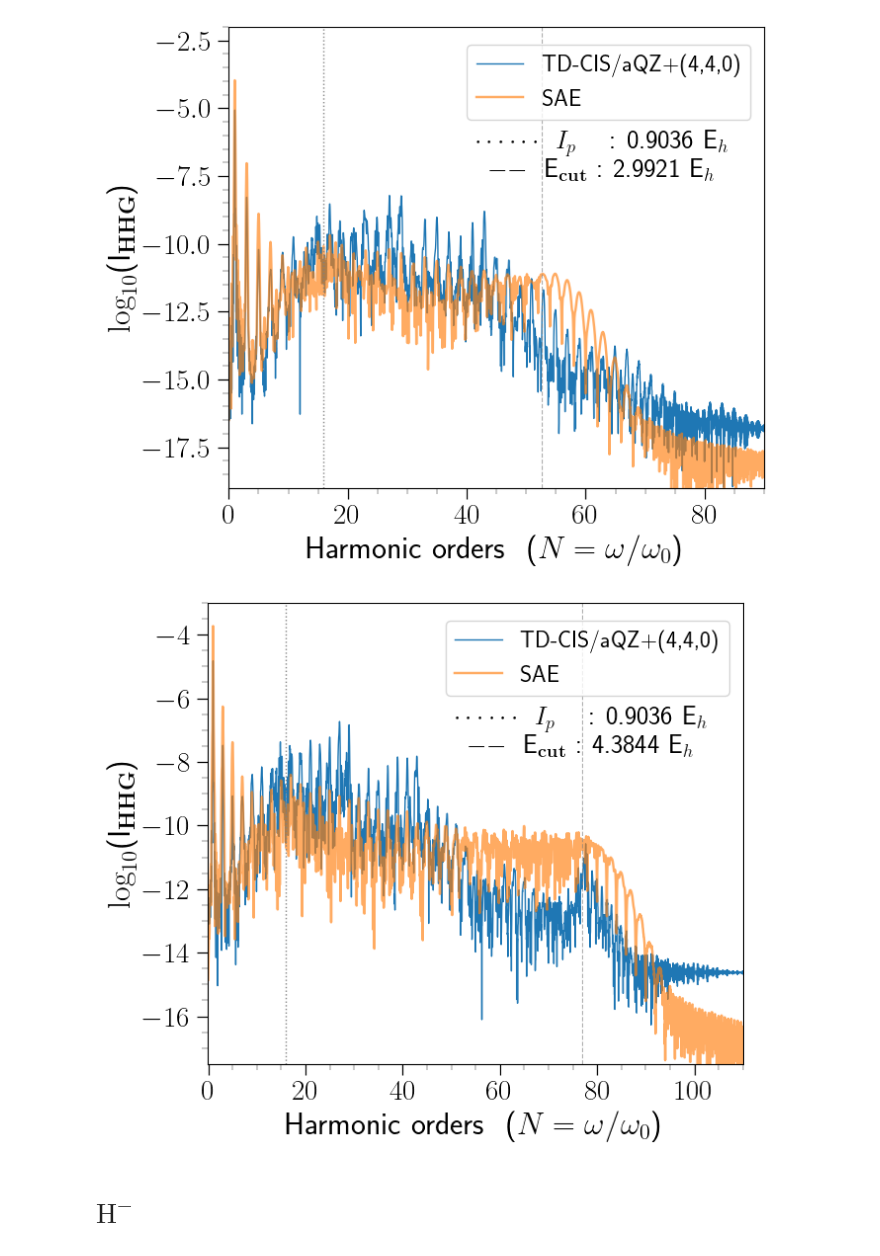
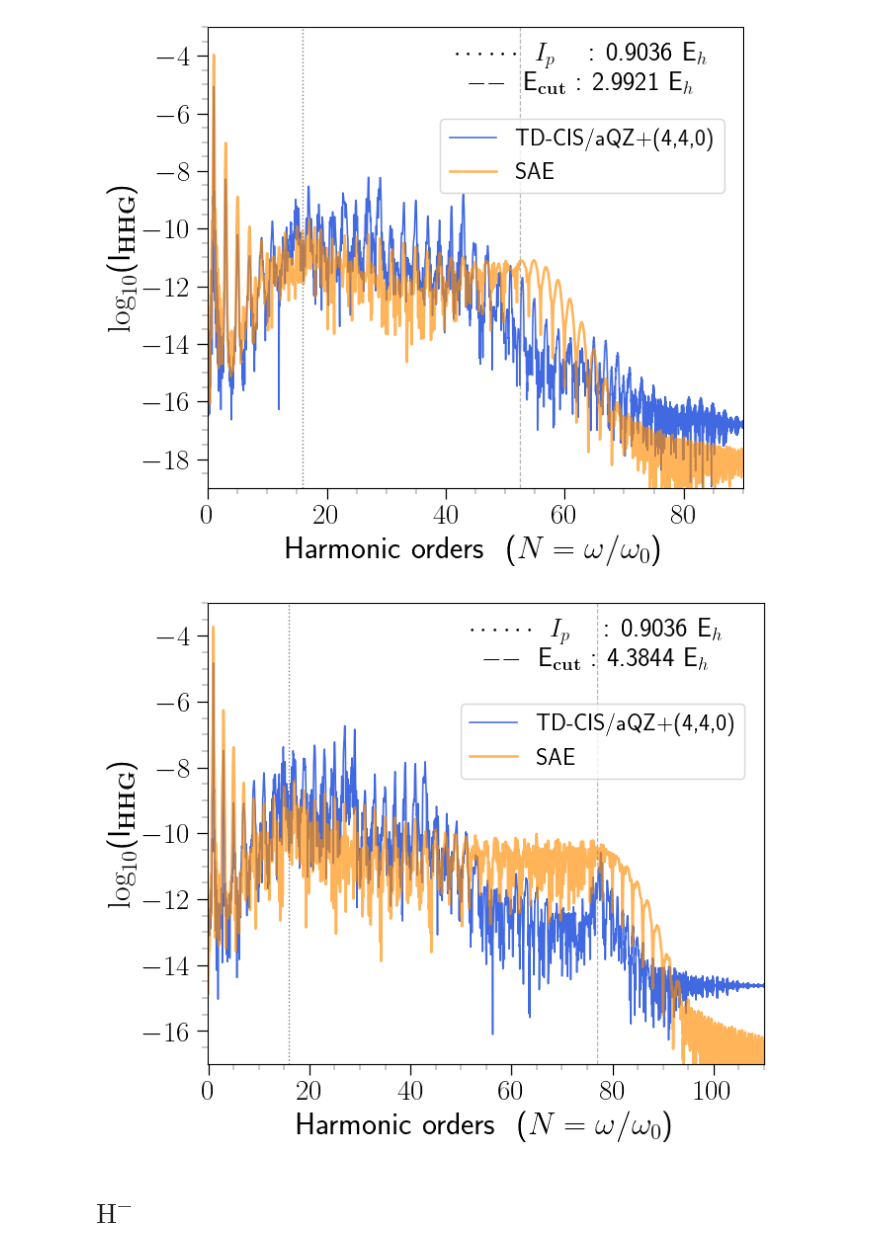
Before and after one commit to vijaymocherla/si_hhg_gaussian_basissets, a Jupyter notebook: notebooks/qprop_comp.ipynb, the cells around one changed output. Drawn from its saved outputs; the diff is of its cells as text; code cells hidden in the pictures.

```diff
--- a/notebooks/qprop_comp.ipynb
+++ b/notebooks/qprop_comp.ipynb
@@ -16,19 +16,19 @@ plot_sae(sae_path, tdci_path, tdci_job, basis='aQZ+(4,4,0)', text_pos=[0.7, 0.69
 # %%
 sae_path = '../data/qprop/helium_3E14/dat/'
 tdci_path = '../data/tdci/helium/he_aqz_440_cis_crt'
 tdci_job = 'zs_3E14_54fs_800nm'
-plot_sae(sae_path, tdci_path, tdci_job, basis='aQZ+(4,4,0)', text_pos=[0.7, 0.69], legend_pos=[0.71, 0.88],
-        xlim = [-.10,90], ylim = [-19,-2], figsize=[7.2, 6])
+plot_sae(sae_path, tdci_path, tdci_job, basis='aQZ+(4,4,0)', text_pos=[0.7, 0.88], legend_pos=[0.7, 0.72],
+        xlim = [-.10,90], ylim = [-19,-3], figsize=[7.2, 6])
 # %% [output]
-[figure, old version]
+[figure, new version]
 # %%
 sae_path = '../data/qprop/helium_5E14/dat/'
 tdci_path = '../data/tdci/helium/he_aqz_440_cis_crt'
 tdci_job = 'zs_5E14_54fs_800nm'
-plot_sae(sae_path, tdci_path, tdci_job, basis='aQZ+(4,4,0)', text_pos=[0.7, 0.69], legend_pos=[0.71, 0.88],
-        xlim = [-.20,110], ylim = [-17.5,-3], figsize=[7.2, 6])
+plot_sae(sae_path, tdci_path, tdci_job, basis='aQZ+(4,4,0)', text_pos=[0.7, 0.88], legend_pos=[0.71, 0.7],
+        xlim = [-.20,110], ylim = [-17,-3], figsize=[7.2, 6])
 # %% [output]
-[figure, old version]
+[figure, new version]
 # %% [markdown]
 # $\text{H}^{-}$
 # %% [markdown]
```
Also changed, not shown: parts of 11 cells of this notebook, 4 other files.
